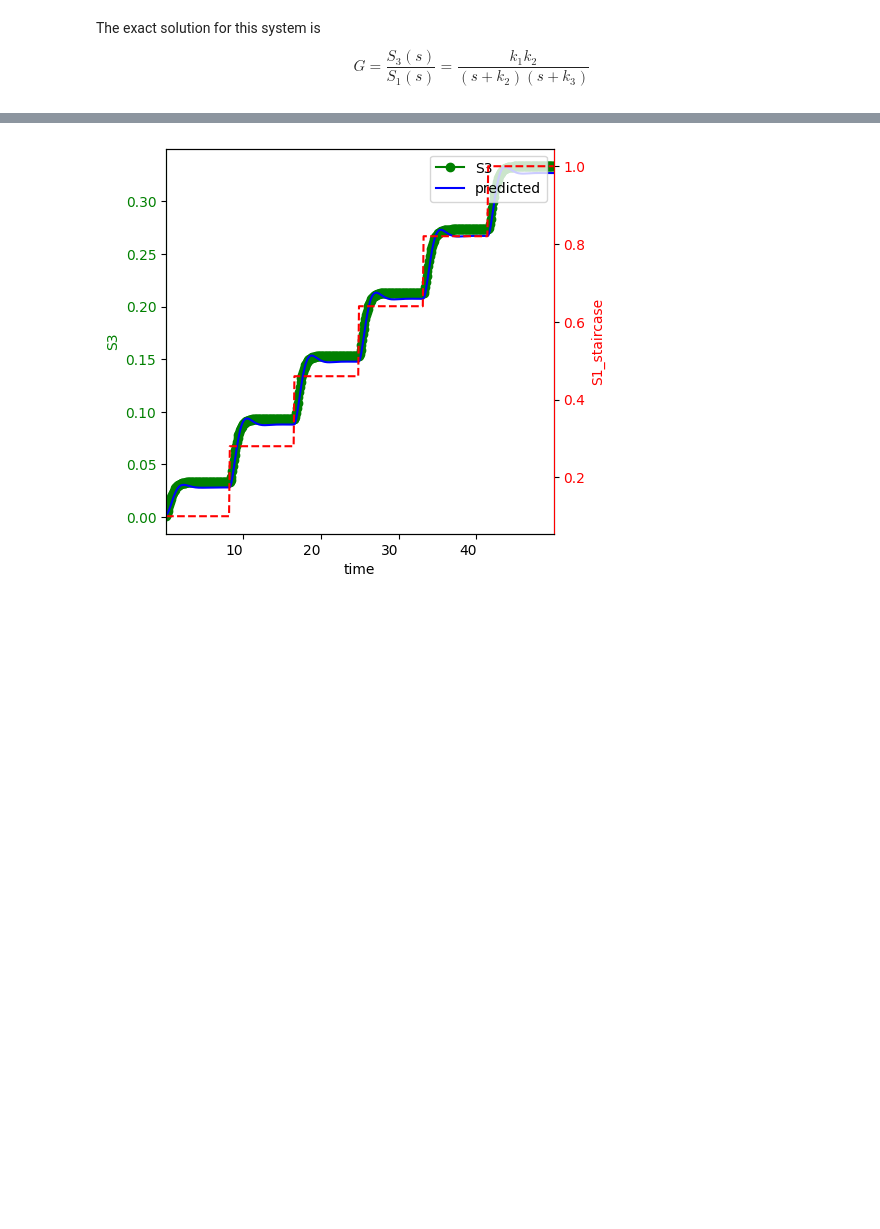
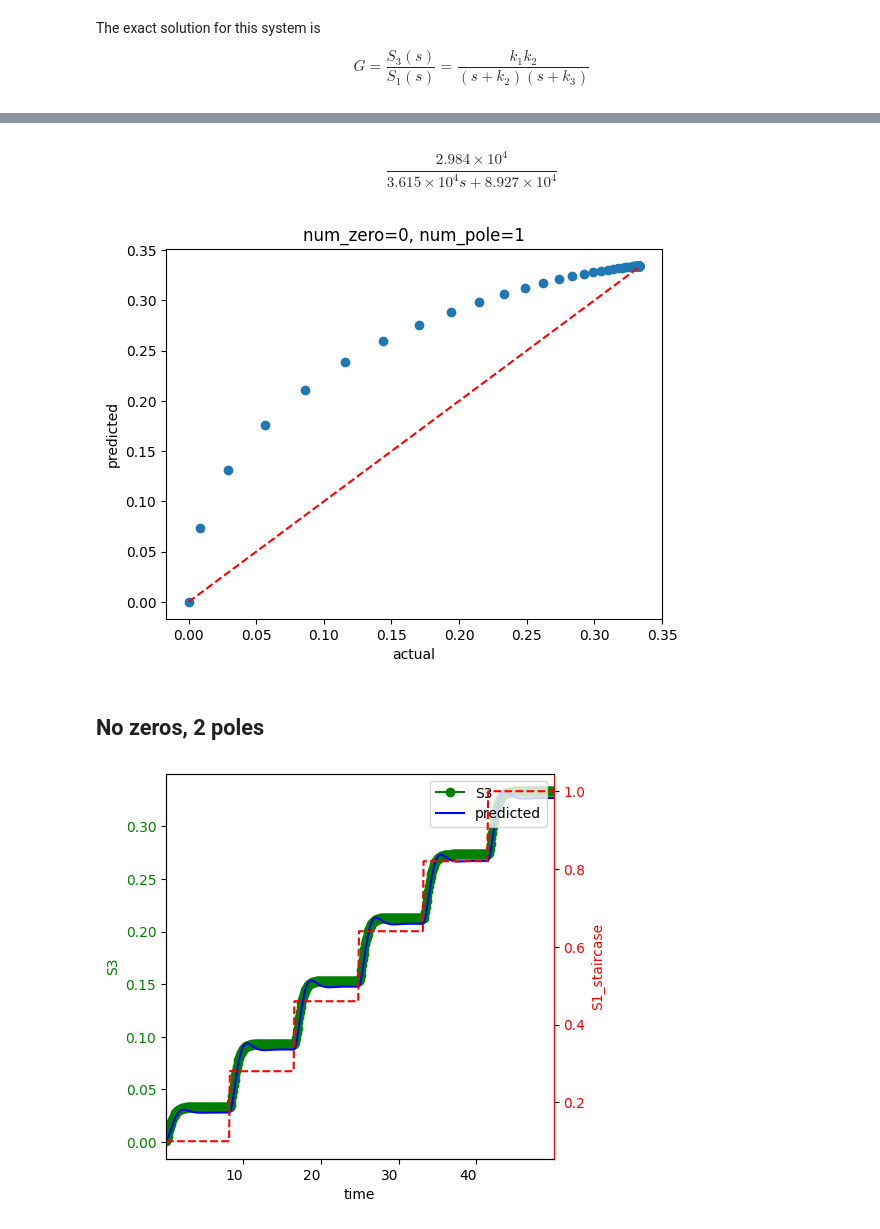
Before and after one commit to joseph-hellerstein/advanced-controls-lectures, a Jupyter notebook: short_class_lectures/Lecture_5-LTI_System_Identification/interpreting_system_identification_results.ipynb, the cells around one changed output, grey strips where cells are left out. Drawn from its saved outputs; the diff is of its cells as text; code cells hidden in the pictures; blank space fills up the shorter version.

```diff
--- a/short_class_lectures/Lecture_5-LTI_System_Identification/interpreting_system_identification_results.ipynb
+++ b/short_class_lectures/Lecture_5-LTI_System_Identification/interpreting_system_identification_results.ipynb
@@ -132,3 +154,15 @@ $$G = \frac{{S}_3 (s)}{S_1 (s)} = \frac{k_1 k_2}{(s + k_2)(s + k_3)}$$
+# %%
+SEQUENTIAL_CTLSB.getOpenLoopTransferFunction()
+# %% [output]
+$$\frac{2.984 \times 10^{4}}{3.615 \times 10^{4} s + 8.927 \times 10^{4}}$$
+# %%
+# Comparison of unit step response of the true model and the no-zero/1-pole transfer function
+evaluateTransferFunction(SEQUENTIAL_MODEL,
+            SEQUENTIAL_CTLSB.getOpenLoopTransferFunction(), title="num_zero=0, num_pole=1")
+# %% [output]
+[figure, added]
+# %% [markdown]
+## No zeros, 2 poles
 # %%
 SEQUENTIAL_CTLSB = ctl.ControlSBML(SEQUENTIAL_MODEL, input_name="S1", output_name="S3")
 result = SEQUENTIAL_CTLSB.plotTransferFunctionFit(num_zero=0, num_pole=2,
```
Also changed, not shown: parts of 71 cells of this notebook, 1 other file.
